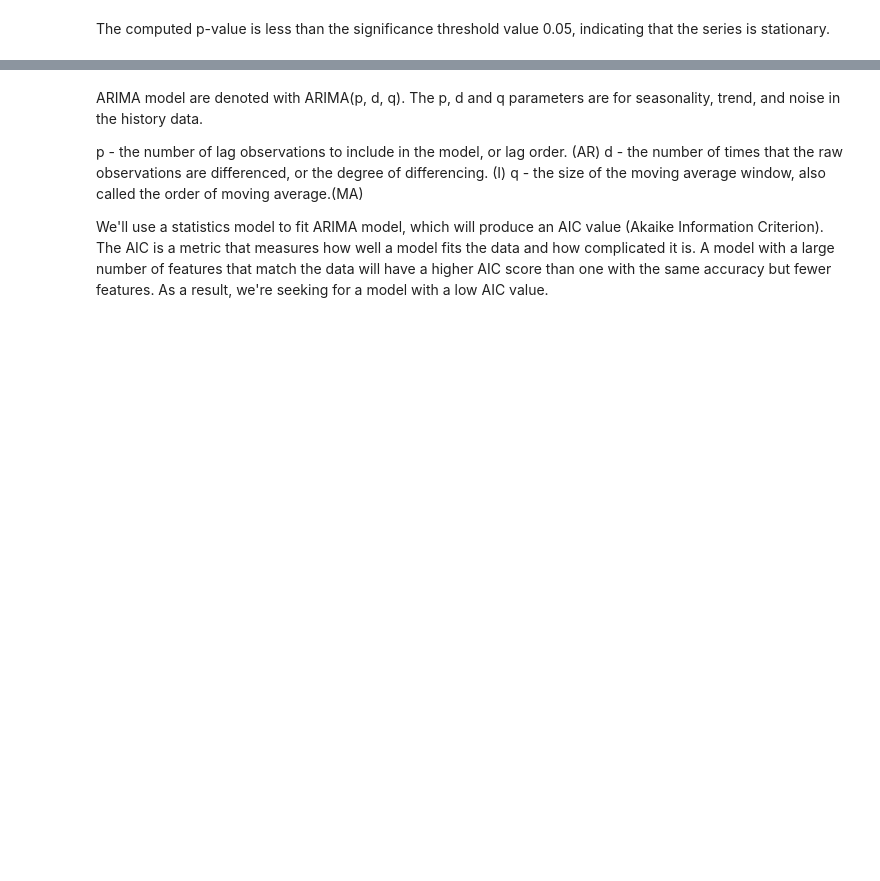
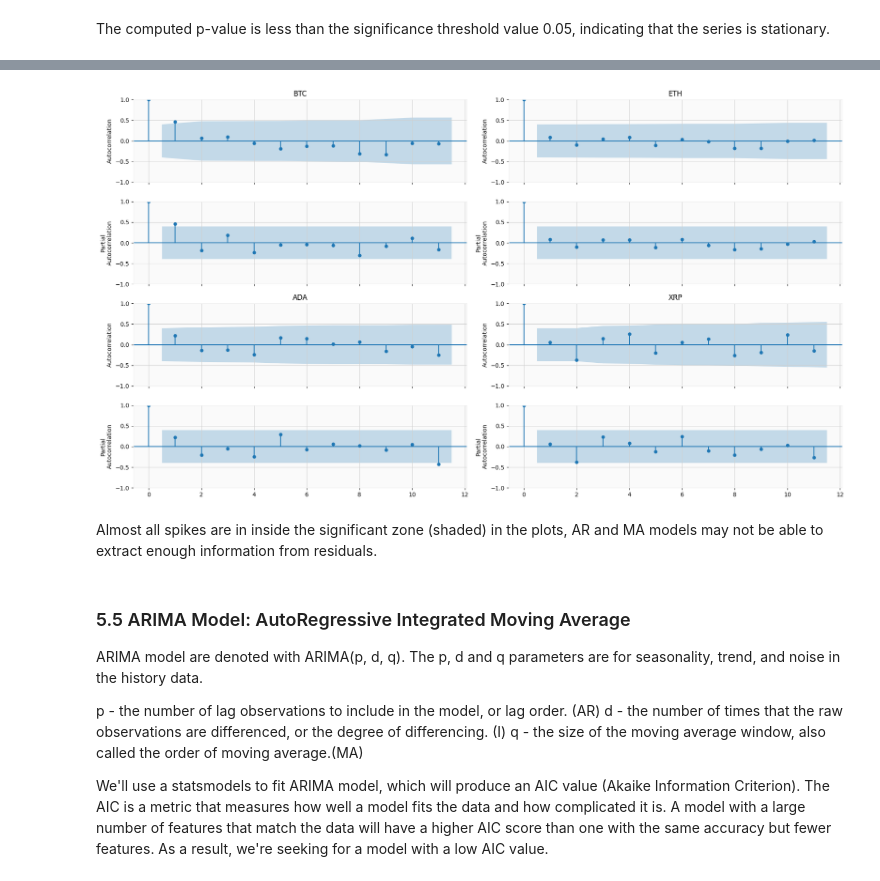
Before and after one commit to gshudhanshu/CM2015-Programming-with-data_Mid-term, a Jupyter notebook: CM2015_Mid-term.ipynb, the cells around one changed output, grey strips where cells are left out. Cells and saved outputs as stored; diff of their text form; code cells hidden in the pictures; blank space fills up the shorter version.

Commit message:
charts

```diff
--- a/CM2015_Mid-term.ipynb
+++ b/CM2015_Mid-term.ipynb
@@ -566,8 +511,37 @@ plt.show()
+# %%
+#autocorrelation plot
+
+# Function to plot graph
+def plotAutoCorrelation(res, axes, coinName):
+
+    plot_acf(res, lags=11, ax=axes[0])
+    axes[0].set_ylabel('Autocorrelation')
+
+    plot_pacf(res, lags=11, ax=axes[1], method="ywm")
+    axes[1].set_ylabel('Partial\nAutocorrelation')
+    axes[1].set_title("")
+
+    axes[0].set_title(coinName)
+
+fig, axes = plt.subplots(ncols=2, nrows=4, sharex=True, figsize=(18,10))
+
+for i, j, mean in zip((1,1,2,2), (0,1,0,1), monthMean):
+    res = monthMean[mean].diff2[13:].values.squeeze()
+    plotAutoCorrelation(res, axes[(i-1)*2:(i)*2,j], mean)
+
+plt.tight_layout()
+plt.show()
+# %% [output]
+[figure, added]
+# %% [markdown]
+Almost all spikes are in inside the significant zone (shaded) in the plots, AR and MA models may not be able to extract enough information from residuals.
 # %% [markdown]
+### 5.5 ARIMA Model: AutoRegressive Integrated Moving Average
+
 ARIMA model are denoted with ARIMA(p, d, q). The p, d and q parameters are for seasonality, trend, and noise in the history data.
 
 p - the number of lag observations to include in the model, or lag order. (AR)
 d - the number of times that the raw observations are differenced, or the degree of differencing. (I)
 q - the size of the moving average window, also called the order of moving average.(MA)
 
-We'll use a statistics model to fit ARIMA model, which will produce an AIC value (Akaike Information Criterion). The AIC is a metric that measures how well a model fits the data and how complicated it is. A model with a large number of features that match the data will have a higher AIC score than one with the same accuracy but fewer features. As a result, we're seeking for a model with a low AIC value.
+We'll use a statsmodels to fit ARIMA model, which will produce an AIC value (Akaike Information Criterion). The AIC is a metric that measures how well a model fits the data and how complicated it is. A model with a large number of features that match the data will have a higher AIC score than one with the same accuracy but fewer features. As a result, we're seeking for a model with a low AIC value.
```
Also changed, not shown: parts of 14 cells of this notebook, 1 other file.
